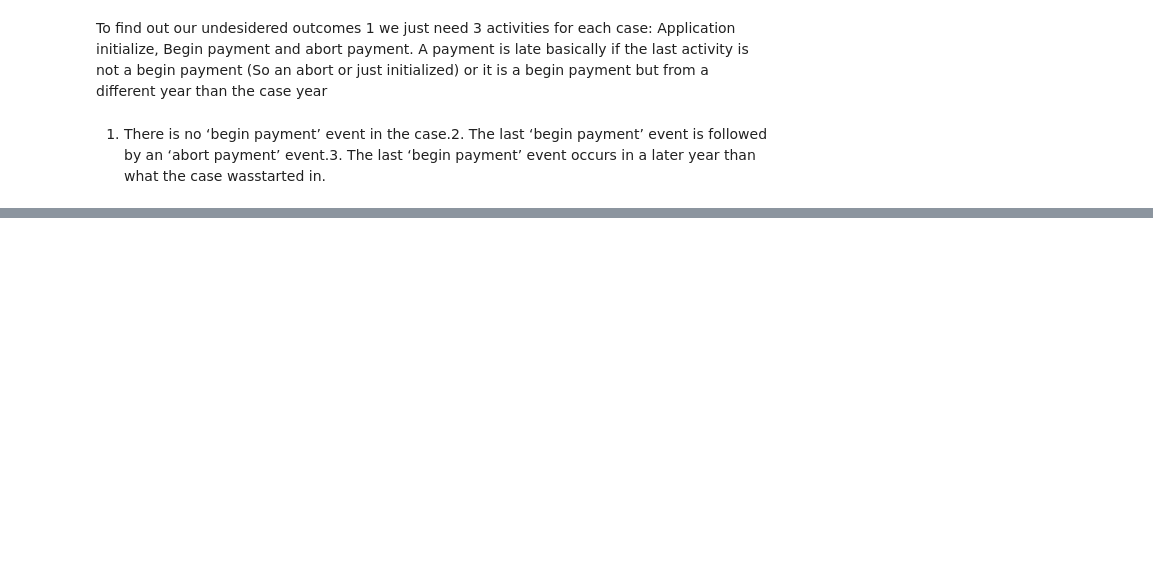
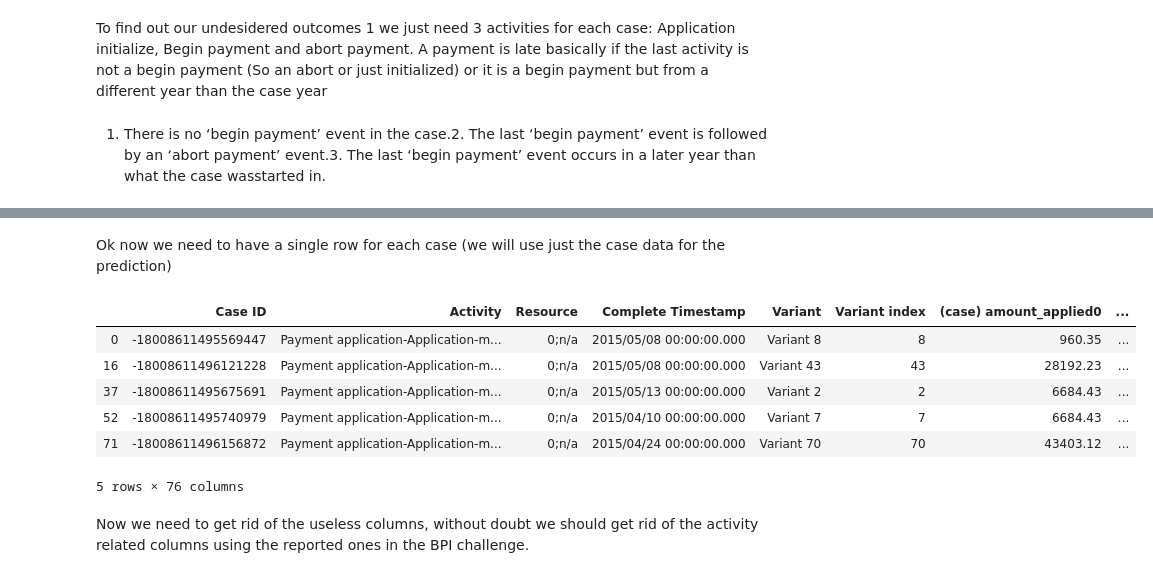
Before and after one commit to Anacron-sec/process-mining-project, a Jupyter notebook: nbs/BPI Challenge 2018.ipynb, the cells around one changed output, grey strips where cells are left out. Cells and saved outputs as stored; diff of their text form; code cells hidden in the pictures; blank space fills up the shorter version.

Commit message:
Add predictions for undesidered outcome 1

```diff
--- a/nbs/BPI Challenge 2018.ipynb
+++ b/nbs/BPI Challenge 2018.ipynb
@@ -130,0 +135,3 @@ uo1_df = pd.read_csv('../data/uo1.csv')
+# %%
+uo1_full_df = pd.merge(df , uo1_df, on='Case ID', how='left')
+uo1_full_df.head()
@@ -130,0 +146,15 @@ uo1_df = pd.read_csv('../data/uo1.csv')
+# %% [markdown]
+Ok now we need to have a single row for each case (we will use just the case data for the prediction)
+# %%
+uo1_full_unique_df = uo1_full_df.drop_duplicates(subset='Case ID')
+uo1_full_unique_df.head()
+# %% [output]
+|  | Case ID | Activity | Resource | Complete Timestamp | Variant | Variant index | (case) amount_applied0 | ... |
+| 0 | -18008611495569447 | Payment application-Application-m... | 0;n/a | 2015/05/08 00:00:00.000 | Variant 8 | 8 | 960.35 | ... |
+| 16 | -18008611496121228 | Payment application-Application-m... | 0;n/a | 2015/05/08 00:00:00.000 | Variant 43 | 43 | 28192.23 | ... |
+| 37 | -18008611495675691 | Payment application-Application-m... | 0;n/a | 2015/05/13 00:00:00.000 | Variant 2 | 2 | 6684.43 | ... |
+| 52 | -18008611495740979 | Payment application-Application-m... | 0;n/a | 2015/04/10 00:00:00.000 | Variant 7 | 7 | 6684.43 | ... |
+| 71 | -18008611496156872 | Payment application-Application-m... | 0;n/a | 2015/04/24 00:00:00.000 | Variant 70 | 70 | 43403.12 | ... |
+5 rows × 76 columns
+# %% [markdown]
+Now we need to get rid of the useless columns, without doubt we should get rid of the activity related columns using the reported ones in the BPI challenge.
```
Also changed, not shown: parts of 16 cells of this notebook.
